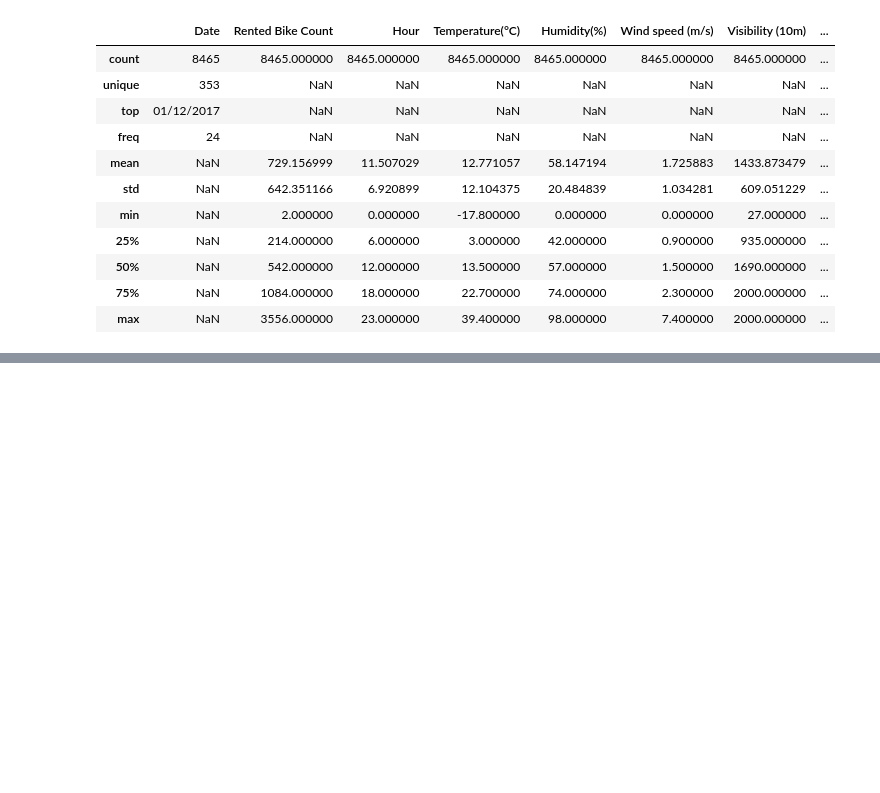
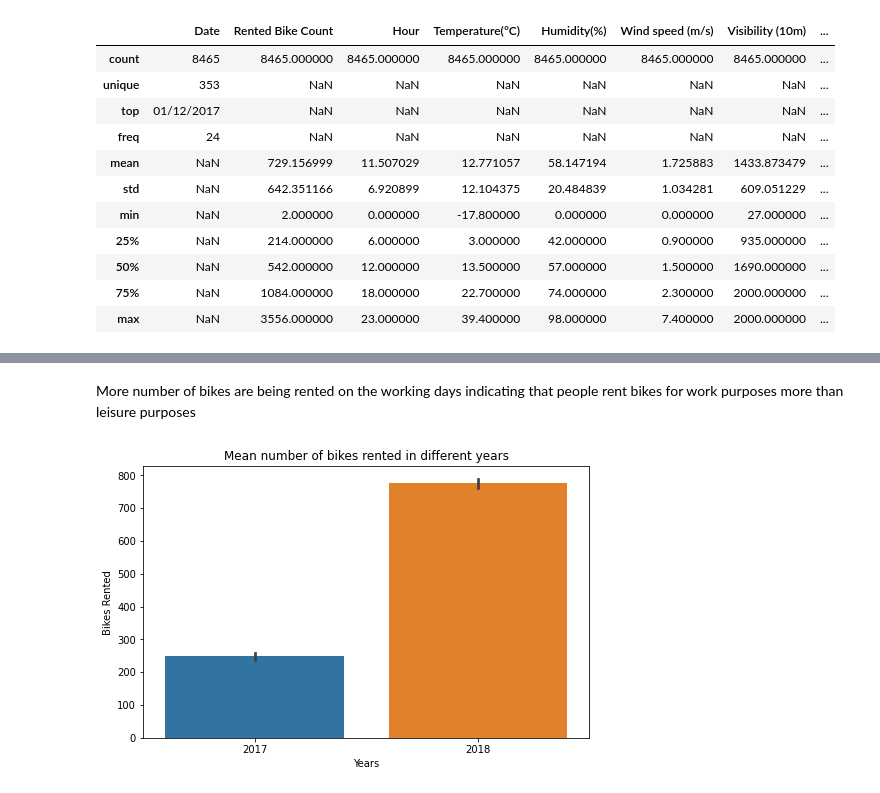
Before and after one commit to rsonar821/Regression-Capstone-Project, a Jupyter notebook: Seoul_Bike_Sharing_Demand_Prediction.ipynb, the cells around one changed output, grey strips where cells are left out. Saved outputs shown, nothing was run; the diff lists cells and outputs as text; code cells hidden in the pictures; blank space fills up the shorter version.

```diff
--- a/Seoul_Bike_Sharing_Demand_Prediction.ipynb
+++ b/Seoul_Bike_Sharing_Demand_Prediction.ipynb
@@ -256,0 +333,12 @@ df.describe(include='all')
+# %% [markdown]
+More number of bikes are being rented on the working days indicating that people rent bikes for work purposes more than leisure purposes
+# %%
+# Plotting a barplot of the average number of bikes rented in 2017 and 2018
+
+plt.figure(figsize=(8,5))
+figure = sns.barplot(x=df['Year'], y=df['Rented Bike Count'])
+figure.set(title='Mean number of bikes rented in different years')
+figure.set(xlabel='Years', ylabel='Bikes Rented')
+plt.show(figure)
+# %% [output]
+[figure, added]
```
Also changed, not shown: parts of 16 cells of this notebook.
